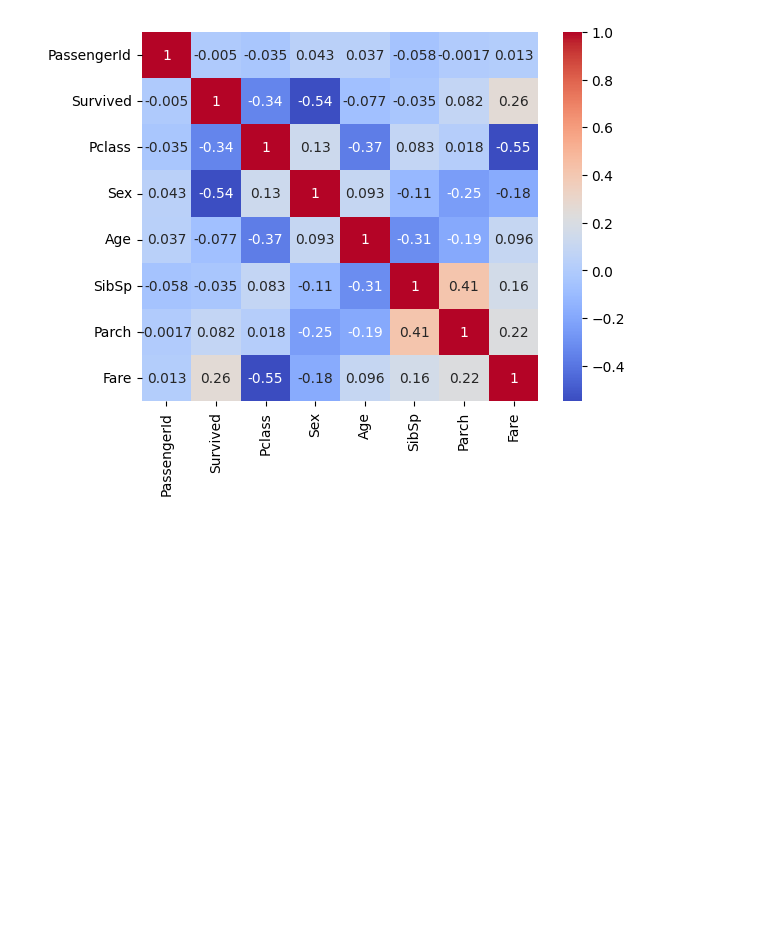
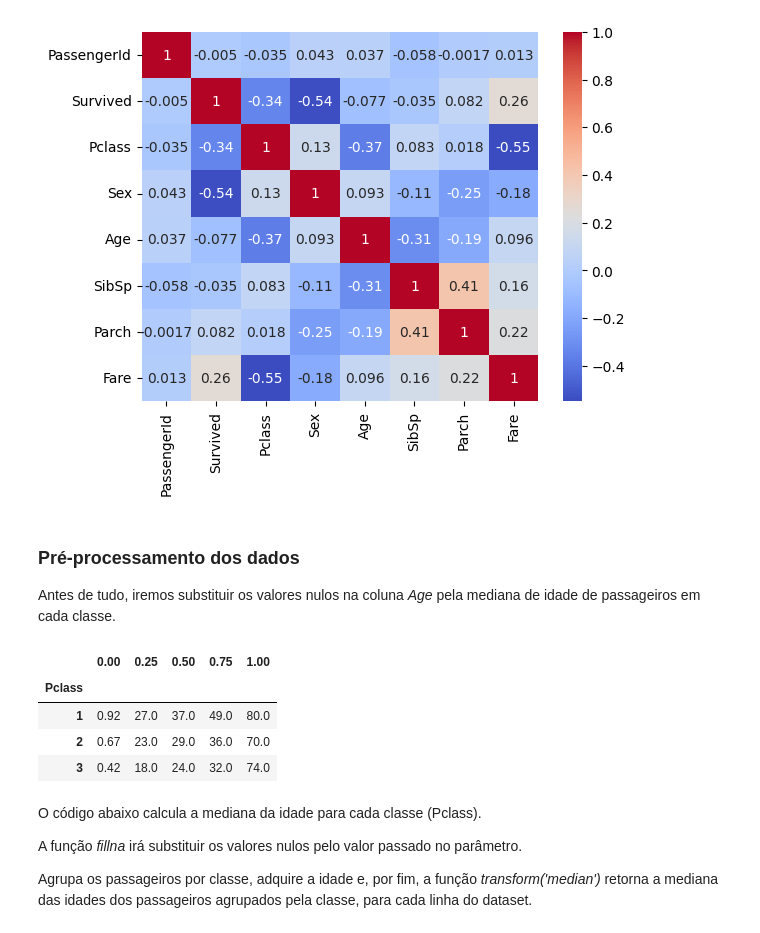
Before and after one commit to DiogoBotton/Python_Data_Analysis, a Jupyter notebook: Titanic_Analysis/titanic.ipynb, the cells around one changed output. Cells and saved outputs as stored; diff of their text form; code cells hidden in the pictures; blank space fills up the shorter version.

```diff
--- a/Titanic_Analysis/titanic.ipynb
+++ b/Titanic_Analysis/titanic.ipynb
@@ -275,3 +280,22 @@ sns.heatmap(corr, annot=True, cmap='coolwarm')
 # %% [output]
 <Axes: >
 [figure]
+# %% [markdown]
+### Pré-processamento dos dados
+
+Antes de tudo, iremos substituir os valores nulos na coluna *Age* pela mediana de idade de passageiros em cada classe.
+# %%
+# Exibe os quartis de idade agrupados pelo n° da classe
+df.groupby('Pclass')['Age'].quantile([0, .25, .50, .75, 1]).unstack() # unstack produz um dataframe como resultado
+# %% [output]
+|  | 0.00 | 0.25 | 0.50 | 0.75 | 1.00 |
+| Pclass |  |  |  |  |  |
+| 1 | 0.92 | 27.0 | 37.0 | 49.0 | 80.0 |
+| 2 | 0.67 | 23.0 | 29.0 | 36.0 | 70.0 |
+| 3 | 0.42 | 18.0 | 24.0 | 32.0 | 74.0 |
+# %% [markdown]
+O código abaixo calcula a mediana da idade para cada classe (Pclass).
+
+A função *fillna* irá substituir os valores nulos pelo valor passado no parâmetro.
+
+Agrupa os passageiros por classe, adquire a idade e, por fim, a função *transform('median')* retorna a mediana das idades dos passageiros agrupados pela classe, para cada linha do dataset.
```
Also changed, not shown: parts of 15 cells of this notebook.
